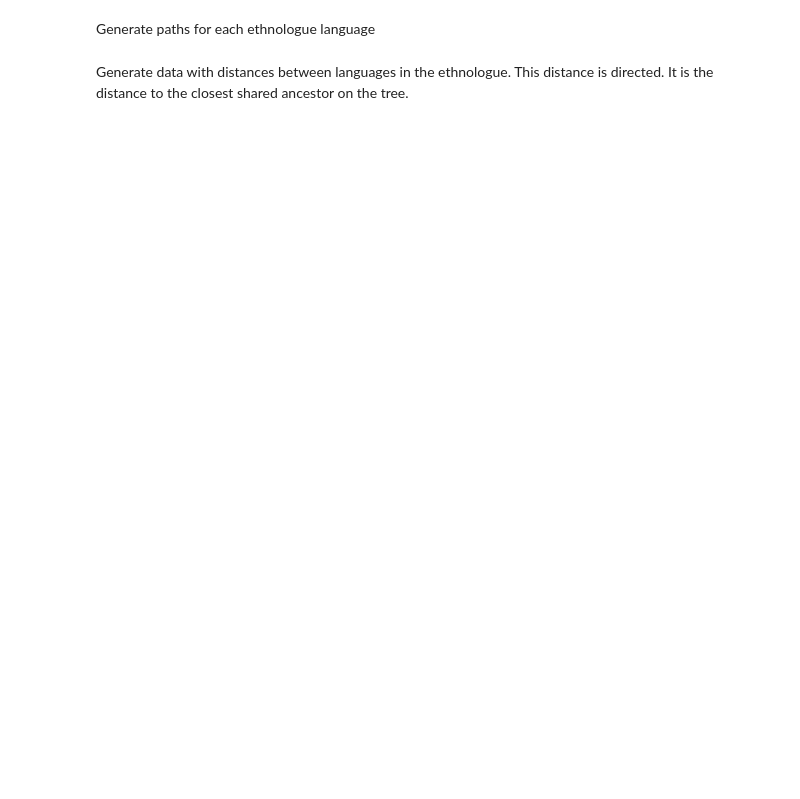
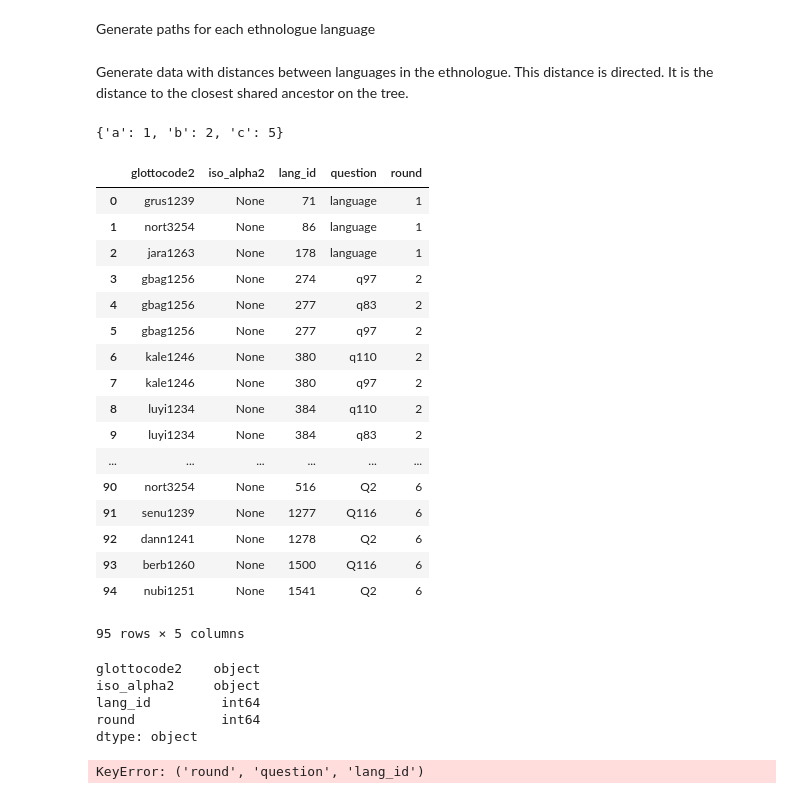
Before and after one commit to jrnold/afrobarometer-languages, a Jupyter notebook: data-raw/ScratchPad.ipynb, the cells around one changed output. Cells and saved outputs as stored; diff of their text form; code cells hidden in the pictures; blank space fills up the shorter version.

```diff
--- a/data-raw/ScratchPad.ipynb
+++ b/data-raw/ScratchPad.ipynb
@@ -94,4 +53,0 @@ found duplicate key (note)
-# %%
-import json
-with open("../data-raw/ethnologue-tree.json", 'r') as f:
-    ethnologue = json.load(f)
@@ -132,9 +74,3 @@ for family in [build_paths(x) for x in ethnologue_tree]:
         lang_paths[x['lang']] = {'path': x['path'], 'family': x['path'][-1]}
 # %% [markdown]
 Generate data with distances between languages in the ethnologue. This distance is directed. It is the distance to the closest shared ancestor on the tree.
-# %%
-import csv
-with open("../data-raw/ethnologue_dists.csv", 'w') as f:
-    writer = csv.DictWriter(f, fieldnames=('from', 'to', 'distance'))
-    writer.writeheader()
-    writer.writerows(lang_dists)
@@ -144,0 +77,54 @@ import goodtables
+# %%
+d = {'a': 1, 'b': 2}
+fo = {**d, 'c': 5}
+fo
+# %% [output]
+{'a': 1, 'b': 2, 'c': 5}
+# %%
+import yaml
+glottolog_manual = []
+for r in range(1, 7):
+    filename = "../data-raw/afrobarometer-mappings/r%d.yml" % r
+    with open(filename, 'r') as f:
+        data = yaml.load(f)
+    for row in data:
+        if 'glottocode' in row and row['glottocode'] is not None:
+            if isinstance(row['glottocode'], str):
+                glottocode = [{'glottocode2': row['glottocode']}]
+            else:
+                for lang, countries in row['glottocode'].items():
+                    glottocode = [{'glottocode2': lang, 'iso_alpha2': k}
+                                  for k in countries]
+            for g in glottocode:
+                for q in row['question']:
+                    d = {'round': r,
+                         'question': q,
+                         'lang_id': int(row['lang_id']),
+                         'iso_alpha2': None,
+                         **g
+                        }
+                    glottolog_manual.append(d)
+
+glottolog_manual = pd.DataFrame(glottolog_manual)
+
+# get manual matches
+glottolog_manual
+# %% [output]
+|  | glottocode2 | iso_alpha2 | lang_id | question | round |
+| 0 | grus1239 | None | 71 | language | 1 |
+| 1 | nort3254 | None | 86 | language | 1 |
+| 2 | jara1263 | None | 178 | language | 1 |
+| 3 | gbag1256 | None | 274 | q97 | 2 |
+| 4 | gbag1256 | None | 277 | q83 | 2 |
+| 5 | gbag1256 | None | 277 | q97 | 2 |
+| 6 | kale1246 | None | 380 | q110 | 2 |
+| 7 | kale1246 | None | 380 | q97 | 2 |
+| 8 | luyi1234 | None | 384 | q110 | 2 |
+| 9 | luyi1234 | None | 384 | q83 | 2 |
+| ... | ... | ... | ... | ... | ... |
+| 90 | nort3254 | None | 516 | Q2 | 6 |
+| 91 | senu1239 | None | 1277 | Q116 | 6 |
+| 92 | dann1241 | None | 1278 | Q2 | 6 |
+| 93 | berb1260 | None | 1500 | Q116 | 6 |
+| 94 | nubi1251 | None | 1541 | Q2 | 6 |
+95 rows × 5 columns
@@ -144,0 +203,15 @@ import goodtables
+# %%
+glottolog_manual.dtypes
+# %% [output]
+glottocode2    object
+iso_alpha2     object
+lang_id         int64
+round           int64
+dtype: object
+# %%
+# remove already matched languages
+glottolog_auto.merge(glottolog_manual[('round', 'question', 'lang_id')],
+                     on = ('round', 'question', 'lang_id'),
+                     how = 'left', indicator = True)
+# %% [output]
+KeyError: ('round', 'question', 'lang_id')
```
Also changed, not shown: parts of 16 cells of this notebook, 19 other files.
